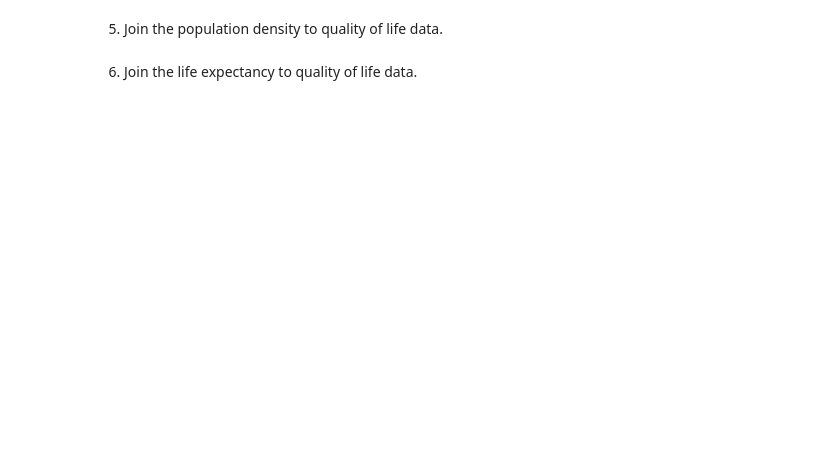
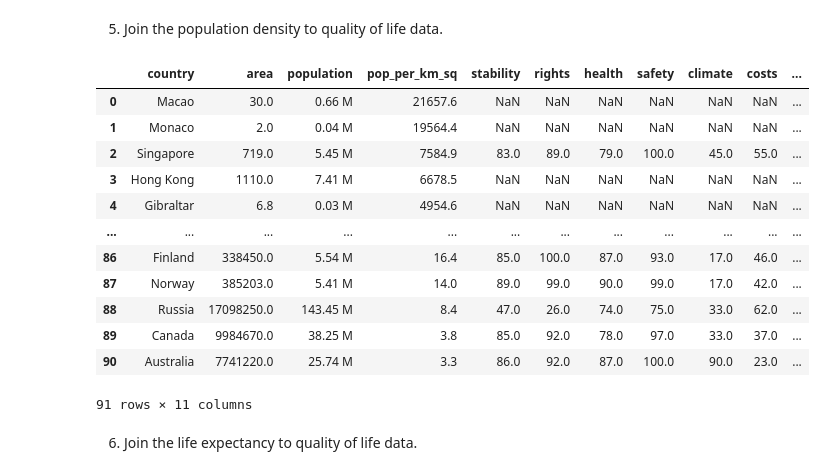
Before and after one commit to kayleeodom/cis277-fa22-Lab4, a Jupyter notebook: Lab4.ipynb, the cells around one changed output. Drawn from its saved outputs; the diff is of its cells as text; code cells hidden in the pictures; blank space fills up the shorter version.

```diff
--- a/Lab4.ipynb
+++ b/Lab4.ipynb
@@ -19,5 +42,11 @@ Possible Question:
 What do all the winning teams have in common. (see if there is a corrrelation in a certain column that lead a team to victory that week)
 # %% [markdown]
 ## World Population Data
+# %%
+height_weight = pd.read_csv("height_weight_data.csv")
+iq_data = pd.read_csv("iq.csv")
+pop = pd.read_csv("population_density.csv")
+life_expec = pd.read_csv("life_expectancy.csv")
+qual_life = pd.read_csv("quality_of_life.csv")
 # %% [markdown]
 4. Join the height and weight data to the iq data.
@@ -24,4 +69,20 @@ What do all the winning teams have in common. (see if there is a corrrelation in
 # %% [markdown]
 5. Join the population density to quality of life data.
+# %%
+pd.merge(pop, qual_life, how='left')
+# %% [output]
+|  | country | area | population | pop_per_km_sq | stability | rights | health | safety | climate | costs | ... |
+| 0 | Macao | 30.0 | 0.66 M | 21657.6 | NaN | NaN | NaN | NaN | NaN | NaN | ... |
+| 1 | Monaco | 2.0 | 0.04 M | 19564.4 | NaN | NaN | NaN | NaN | NaN | NaN | ... |
+| 2 | Singapore | 719.0 | 5.45 M | 7584.9 | 83.0 | 89.0 | 79.0 | 100.0 | 45.0 | 55.0 | ... |
+| 3 | Hong Kong | 1110.0 | 7.41 M | 6678.5 | NaN | NaN | NaN | NaN | NaN | NaN | ... |
+| 4 | Gibraltar | 6.8 | 0.03 M | 4954.6 | NaN | NaN | NaN | NaN | NaN | NaN | ... |
+| ... | ... | ... | ... | ... | ... | ... | ... | ... | ... | ... | ... |
+| 86 | Finland | 338450.0 | 5.54 M | 16.4 | 85.0 | 100.0 | 87.0 | 93.0 | 17.0 | 46.0 | ... |
+| 87 | Norway | 385203.0 | 5.41 M | 14.0 | 89.0 | 99.0 | 90.0 | 99.0 | 17.0 | 42.0 | ... |
+| 88 | Russia | 17098250.0 | 143.45 M | 8.4 | 47.0 | 26.0 | 74.0 | 75.0 | 33.0 | 62.0 | ... |
+| 89 | Canada | 9984670.0 | 38.25 M | 3.8 | 85.0 | 92.0 | 78.0 | 97.0 | 33.0 | 37.0 | ... |
+| 90 | Australia | 7741220.0 | 25.74 M | 3.3 | 86.0 | 92.0 | 87.0 | 100.0 | 90.0 | 23.0 | ... |
+91 rows × 11 columns
 # %% [markdown]
 6. Join the life expectancy to quality of life data.
```
Also changed, not shown: parts of 8 cells of this notebook, 1 other file.
